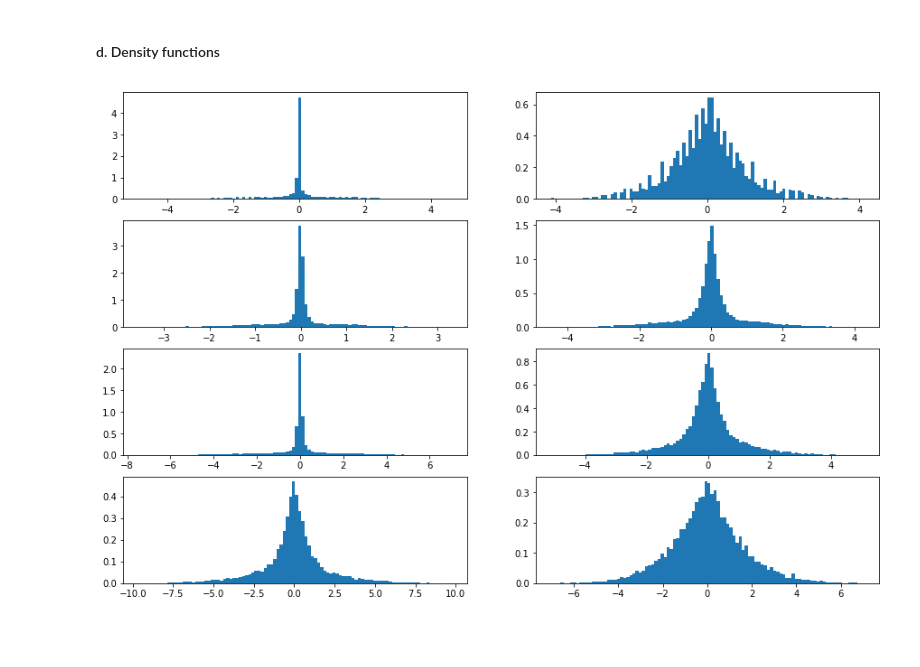
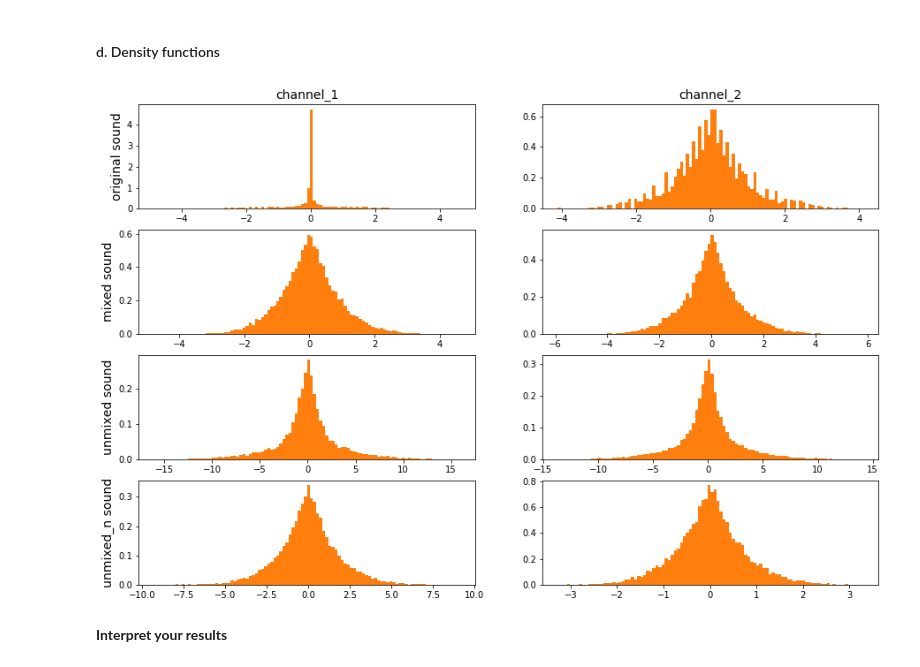
Before and after one commit to psrmx/The_Chantastic4, a Jupyter notebook: PS05/MI_II_05_TheChantastic4.ipynb, the cells around one changed output. Cells and saved outputs as stored; diff of their text form; code cells hidden in the pictures; blank space fills up the shorter version.

```diff
--- a/PS05/MI_II_05_TheChantastic4.ipynb
+++ b/PS05/MI_II_05_TheChantastic4.ipynb
@@ -28,7 +29,7 @@ Audio(sound2, rate=8192)
 # %%
 A = np.random.uniform(0, 1, (2, 2)) #scipy.stats.ortho_group.rvs
 A_inv = np.linalg.inv(A)
-mixed = np.dot(A, sound)
+mixed = np.dot(A, original)
 # %%
 Audio(mixed[0], rate=8192)
 # %% [output]
@@ -57,7 +58,7 @@ Audio(mixed_shuffle[1], rate=8192)
 corr = np.zeros((2,2))
 for i in [0,1]:
     for j in [0,1]:
-        matrix = np.cov(sound[i], mixed_shuffle[j]) / (sound[i].std() * mixed_shuffle[j].std())
+        matrix = np.cov(original[i], mixed_shuffle[j]) / (original[i].std() * mixed_shuffle[j].std())
         corr[i,j] = matrix[0,1]
 # %%
 print('Correlation matrix: \n', corr)
@@ -158,8 +164,12 @@ Audio(unmixed_n[1], rate=8192)
 # %%
 fig, axes = plt.subplots(4, 2, figsize=(15, 10))
-sounds = [sound, mixed, unmixed, unmixed_n]
+sounds = [original, mixed, unmixed, unmixed_n]
+labels1 = ['channel_1', 'channel_2']
+labels2 = ["original", "mixed", "unmixed", "unmixed_n"]
 for i in range(4):
     for j in [0, 1]:
+        axes[0,j].set_title("%s" %labels1[j], size=14)
         axes[i,j].plot(sounds[i][j])
+        axes[i,0].set_ylabel("%s sound" %labels2[i], size=14)
 plt.show()
 # %% [output]
@@ -169,8 +181,8 @@ corr2 = np.zeros((2,2))
 corr3 = np.zeros((2,2))
 for i in [0,1]:
     for j in [0,1]:
-        matrix2 = np.cov(sound[i], unmixed[j]) / (sound[i].std() * unmixed[j].std())
-        matrix3 = np.cov(sound[i], unmixed_n[j]) / (sound[i].std() * unmixed_n[j].std())
+        matrix2 = np.cov(original[i], unmixed[j]) / (original[i].std() * unmixed[j].std())
+        matrix3 = np.cov(original[i], unmixed_n[j]) / (original[i].std() * unmixed_n[j].std())
         corr2[i,j] = matrix2[0,1]
         corr3[i,j] = matrix3[0,1]
 
@@ -264,10 +280,15 @@ plt.show()
 #### d. Density functions
 # %%
 fig, axes = plt.subplots(4, 2, figsize=(15, 10))
-sounds = [sound, mixed, unmixed, unmixed_n]
+sounds = [original, mixed, unmixed, unmixed_n]
+labels1 = ['channel_1', 'channel_2']
+labels2 = ["original", "mixed", "unmixed", "unmixed_n"]
+cm = plt.cm.get_cmap('summer')
 for i in range(4):
     for j in [0, 1]:
-        axes[i,j].hist(sounds[i][j], bins=100, normed=True)
+        axes[0,j].set_title("%s" %labels1[j], size=14)
+        axes[i,j].hist(sounds[i][j], bins=100, color="C1", normed=True)
+        axes[i,0].set_ylabel("%s sound" %labels2[i], size=14)
 plt.show()
 # %% [output]
-[figure, old version]
+[figure, new version]
@@ -275,0 +295,2 @@ plt.hist?
+# %% [markdown]
+**Interpret your results**
```
Also changed, not shown: parts of 24 cells of this notebook.
